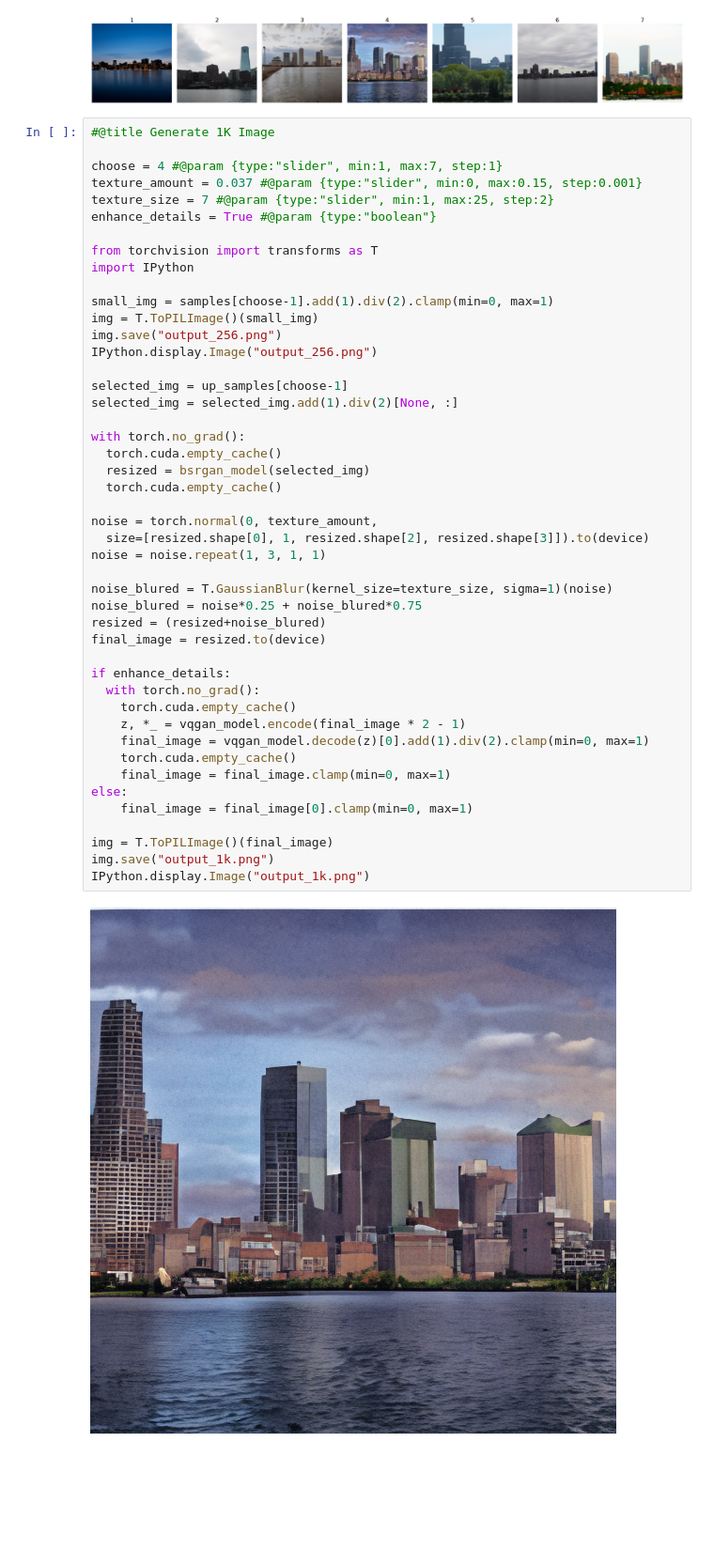
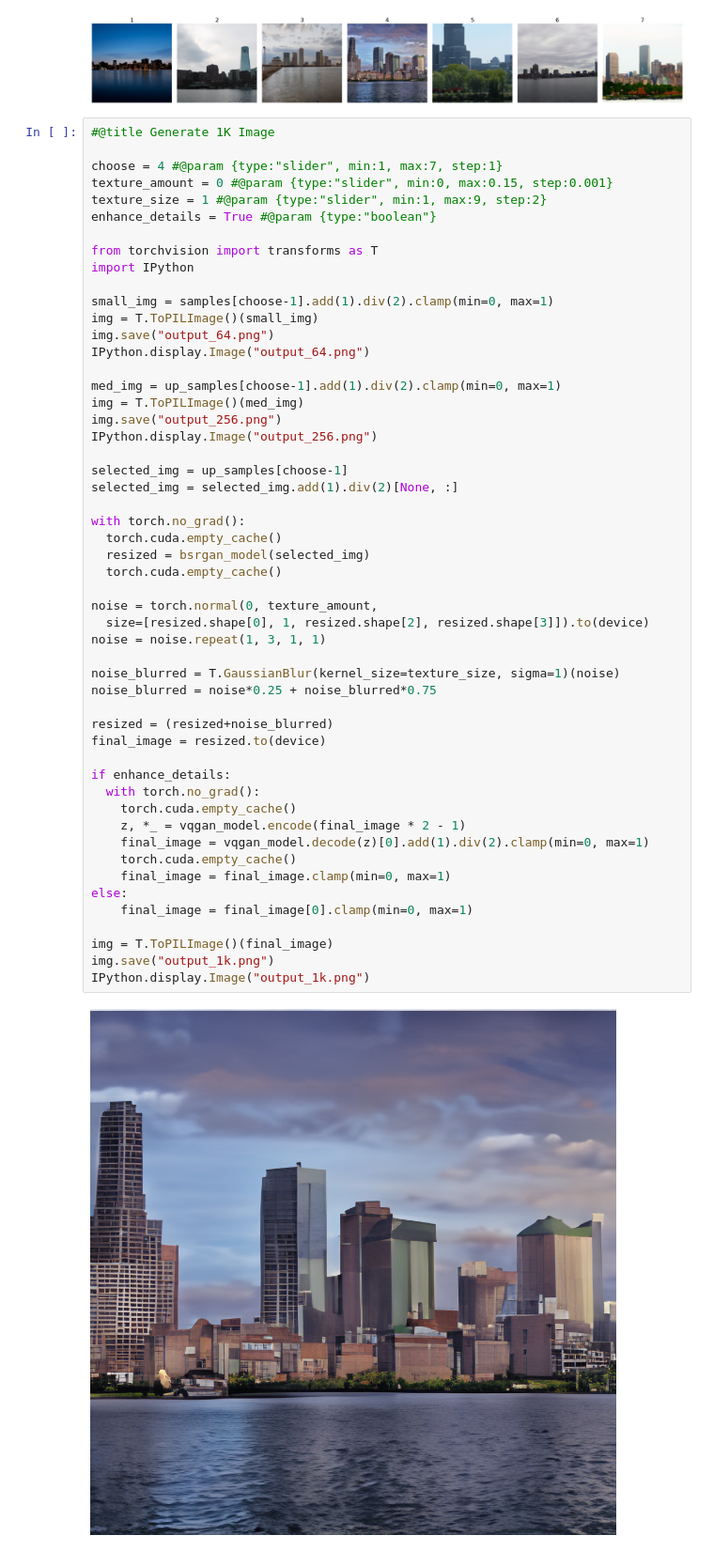
Before and after one commit to robgon-art/BIG.art, a Jupyter notebook: BIG_art_Image_Creation.ipynb, the cells around one changed output. Shown at 94% size. Saved outputs shown, nothing was run; the diff lists cells and outputs as text; blank space fills up the shorter version.

```diff
--- a/BIG_art_Image_Creation.ipynb
+++ b/BIG_art_Image_Creation.ipynb
@@ -248,8 +248,8 @@ Boston city skyline
 #@title Generate 1K Image
 
 choose = 4 #@param {type:"slider", min:1, max:7, step:1}
-texture_amount = 0.037 #@param {type:"slider", min:0, max:0.15, step:0.001}
-texture_size = 7 #@param {type:"slider", min:1, max:25, step:2}
+texture_amount = 0 #@param {type:"slider", min:0, max:0.15, step:0.001}
+texture_size = 1 #@param {type:"slider", min:1, max:9, step:2}
 enhance_details = True #@param {type:"boolean"}
 
 from torchvision import transforms as T
@@ -257,40 +257,46 @@ import IPython
 
 small_img = samples[choose-1].add(1).div(2).clamp(min=0, max=1)
 img = T.ToPILImage()(small_img)
+img.save("output_64.png")
+IPython.display.Image("output_64.png")
+
+med_img = up_samples[choose-1].add(1).div(2).clamp(min=0, max=1)
+img = T.ToPILImage()(med_img)
 img.save("output_256.png")
 IPython.display.Image("output_256.png")
 
 selected_img = up_samples[choose-1]
 selected_img = selected_img.add(1).div(2)[None, :]
 
 with torch.no_grad():
   torch.cuda.empty_cache()
   resized = bsrgan_model(selected_img)
   torch.cuda.empty_cache()
 
 noise = torch.normal(0, texture_amount,
   size=[resized.shape[0], 1, resized.shape[2], resized.shape[3]]).to(device)
 noise = noise.repeat(1, 3, 1, 1)
 
-noise_blured = T.GaussianBlur(kernel_size=texture_size, sigma=1)(noise)
-noise_blured = noise*0.25 + noise_blured*0.75
-resized = (resized+noise_blured)
+noise_blurred = T.GaussianBlur(kernel_size=texture_size, sigma=1)(noise)
+noise_blurred = noise*0.25 + noise_blurred*0.75
+
+resized = (resized+noise_blurred)
 final_image = resized.to(device)
 
 if enhance_details:
   with torch.no_grad():
     torch.cuda.empty_cache()
     z, *_ = vqgan_model.encode(final_image * 2 - 1)
     final_image = vqgan_model.decode(z)[0].add(1).div(2).clamp(min=0, max=1)
     torch.cuda.empty_cache()
     final_image = final_image.clamp(min=0, max=1)
 else:
     final_image = final_image[0].clamp(min=0, max=1)
 
 img = T.ToPILImage()(final_image)
 img.save("output_1k.png")
 IPython.display.Image("output_1k.png")
 # %% [output]
-[figure, old version]
+[figure, new version]
 # %%
 #@title Generate 4K Image
```
Also changed, not shown: parts of 1 cell of this notebook.
